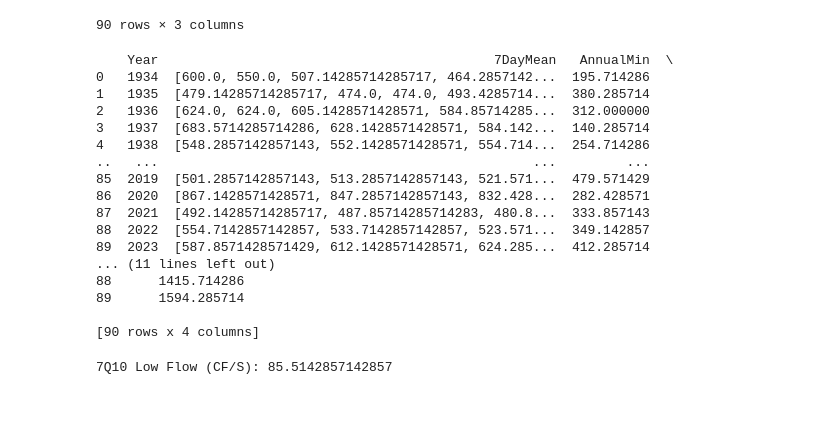
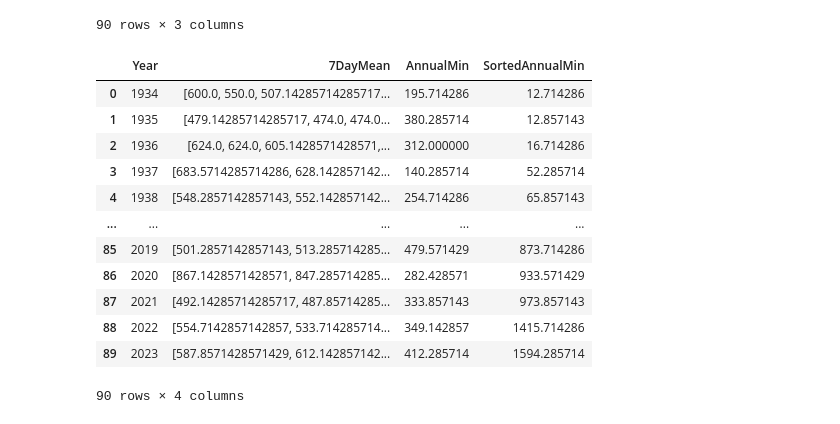
Before and after one commit to JulianEsler/7Q10, a Jupyter notebook: 7Q10 Final Workbook.ipynb, the cells around one changed output. Saved outputs shown, nothing was run; the diff lists cells and outputs as text; code cells hidden in the pictures.

```diff
--- a/7Q10 Final Workbook.ipynb
+++ b/7Q10 Final Workbook.ipynb
@@ -123,27 +159,18 @@ gdf
 90 rows × 3 columns
 # %%
 gdf['SortedAnnualMin'] = gdf['AnnualMin'].sort_values().tolist()
-print(gdf)
+gdf
 # %% [output]
+|  | Year | 7DayMean | AnnualMin | SortedAnnualMin |
+| 0 | 1934 | [600.0, 550.0, 507.14285714285717... | 195.714286 | 12.714286 |
+| 1 | 1935 | [479.14285714285717, 474.0, 474.0... | 380.285714 | 12.857143 |
+| 2 | 1936 | [624.0, 624.0, 605.1428571428571,... | 312.000000 | 16.714286 |
+| 3 | 1937 | [683.5714285714286, 628.142857142... | 140.285714 | 52.285714 |
+| 4 | 1938 | [548.2857142857143, 552.142857142... | 254.714286 | 65.857143 |
+| ... | ... | ... | ... | ... |
+| 85 | 2019 | [501.2857142857143, 513.285714285... | 479.571429 | 873.714286 |
+| 86 | 2020 | [867.1428571428571, 847.285714285... | 282.428571 | 933.571429 |
+| 87 | 2021 | [492.14285714285717, 487.85714285... | 333.857143 | 973.857143 |
+| 88 | 2022 | [554.7142857142857, 533.714285714... | 349.142857 | 1415.714286 |
+| 89 | 2023 | [587.8571428571429, 612.142857142... | 412.285714 | 1594.285714 |
-    Year                                           7DayMean   AnnualMin  \
-0   1934  [600.0, 550.0, 507.14285714285717, 464.2857142...  195.714286
-1   1935  [479.14285714285717, 474.0, 474.0, 493.4285714...  380.285714
-2   1936  [624.0, 624.0, 605.1428571428571, 584.85714285...  312.000000
-3   1937  [683.5714285714286, 628.1428571428571, 584.142...  140.285714
-4   1938  [548.2857142857143, 552.1428571428571, 554.714...  254.714286
-..   ...                                                ...         ...
-85  2019  [501.2857142857143, 513.2857142857143, 521.571...  479.571429
-86  2020  [867.1428571428571, 847.2857142857143, 832.428...  282.428571
-87  2021  [492.14285714285717, 487.85714285714283, 480.8...  333.857143
-88  2022  [554.7142857142857, 533.7142857142857, 523.571...  349.142857
-89  2023  [587.8571428571429, 612.1428571428571, 624.285...  412.285714
-... (11 lines left out)
-88      1415.714286
-89      1594.285714
-
-[90 rows x 4 columns]
+90 rows × 4 columns
-# %%
-low_flow = gdf['SortedAnnualMin'].quantile(0.1)
-print("7Q10 Low Flow (CF/S):", low_flow)
-# %% [output]
-7Q10 Low Flow (CF/S): 85.5142857142857
```
Also changed, not shown: parts of 5 cells of this notebook.
